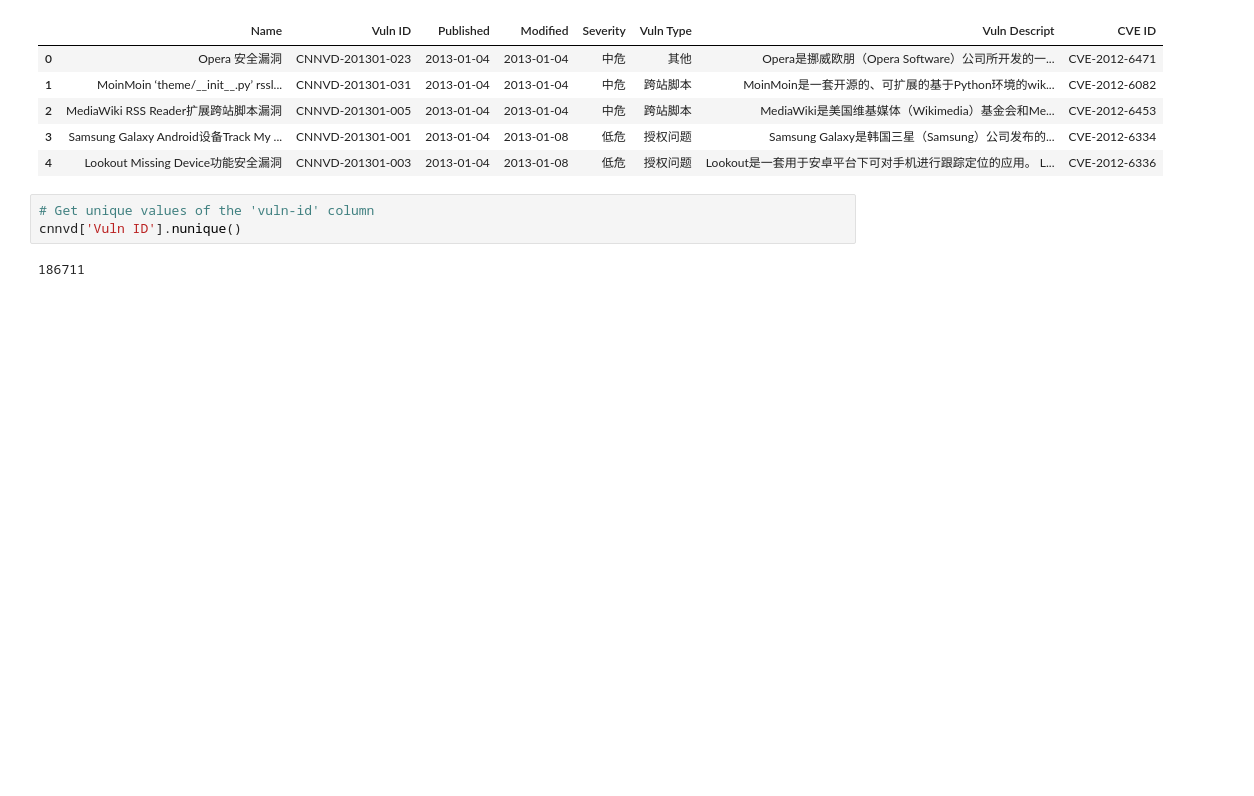
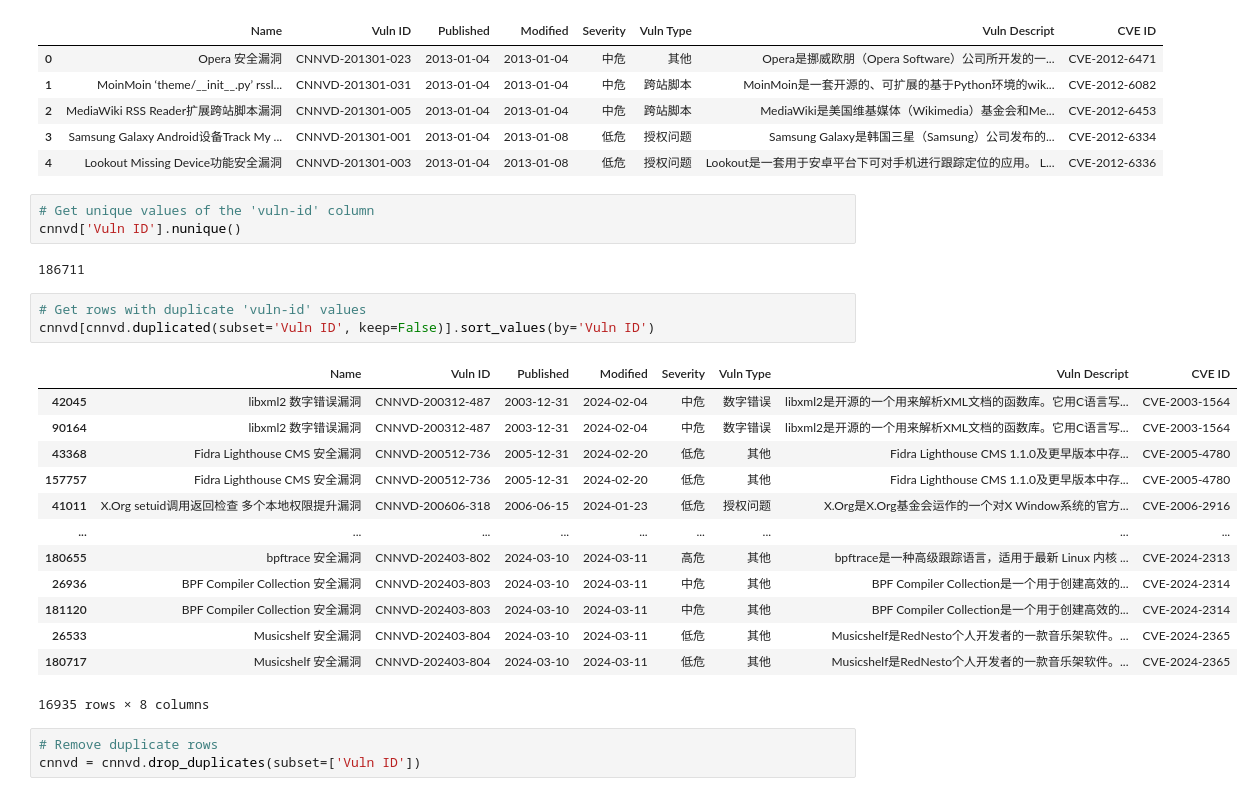
Before and after one commit to aissa302/ES-vuln-classifier, a Jupyter notebook: notbooks/cnnvd-parser.ipynb, the cells around one changed output. Cells and saved outputs as stored; diff of their text form; blank space fills up the shorter version.

```diff
--- a/notbooks/cnnvd-parser.ipynb
+++ b/notbooks/cnnvd-parser.ipynb
@@ -339,3 +339,23 @@ cnnvd.head()
 cnnvd['Vuln ID'].nunique()
 # %% [output]
 186711
+# %%
+# Get rows with duplicate 'vuln-id' values
+cnnvd[cnnvd.duplicated(subset='Vuln ID', keep=False)].sort_values(by='Vuln ID')
+# %% [output]
+|  | Name | Vuln ID | Published | Modified | Severity | Vuln Type | Vuln Descript | CVE ID |
+| 42045 | libxml2 数字错误漏洞 | CNNVD-200312-487 | 2003-12-31 | 2024-02-04 | 中危 | 数字错误 | libxml2是开源的一个用来解析XML文档的函数库。它用C语言写... | CVE-2003-1564 |
+| 90164 | libxml2 数字错误漏洞 | CNNVD-200312-487 | 2003-12-31 | 2024-02-04 | 中危 | 数字错误 | libxml2是开源的一个用来解析XML文档的函数库。它用C语言写... | CVE-2003-1564 |
+| 43368 | Fidra Lighthouse CMS 安全漏洞 | CNNVD-200512-736 | 2005-12-31 | 2024-02-20 | 低危 | 其他 | Fidra Lighthouse CMS 1.1.0及更早版本中存... | CVE-2005-4780 |
+| 157757 | Fidra Lighthouse CMS 安全漏洞 | CNNVD-200512-736 | 2005-12-31 | 2024-02-20 | 低危 | 其他 | Fidra Lighthouse CMS 1.1.0及更早版本中存... | CVE-2005-4780 |
+| 41011 | X.Org setuid调用返回检查 多个本地权限提升漏洞 | CNNVD-200606-318 | 2006-06-15 | 2024-01-23 | 低危 | 授权问题 | X.Org是X.Org基金会运作的一个对X Window系统的官方... | CVE-2006-2916 |
+| ... | ... | ... | ... | ... | ... | ... | ... | ... |
+| 180655 | bpftrace 安全漏洞 | CNNVD-202403-802 | 2024-03-10 | 2024-03-11 | 高危 | 其他 | bpftrace是一种高级跟踪语言，适用于最新 Linux 内核 ... | CVE-2024-2313 |
+| 26936 | BPF Compiler Collection 安全漏洞 | CNNVD-202403-803 | 2024-03-10 | 2024-03-11 | 中危 | 其他 | BPF Compiler Collection是一个用于创建高效的... | CVE-2024-2314 |
+| 181120 | BPF Compiler Collection 安全漏洞 | CNNVD-202403-803 | 2024-03-10 | 2024-03-11 | 中危 | 其他 | BPF Compiler Collection是一个用于创建高效的... | CVE-2024-2314 |
+| 26533 | Musicshelf 安全漏洞 | CNNVD-202403-804 | 2024-03-10 | 2024-03-11 | 低危 | 其他 | Musicshelf是RedNesto个人开发者的一款音乐架软件。... | CVE-2024-2365 |
+| 180717 | Musicshelf 安全漏洞 | CNNVD-202403-804 | 2024-03-10 | 2024-03-11 | 低危 | 其他 | Musicshelf是RedNesto个人开发者的一款音乐架软件。... | CVE-2024-2365 |
+16935 rows × 8 columns
+# %%
+# Remove duplicate rows
+cnnvd = cnnvd.drop_duplicates(subset=['Vuln ID'])
```
Also changed, not shown: parts of 2 cells of this notebook, 5 other files.
